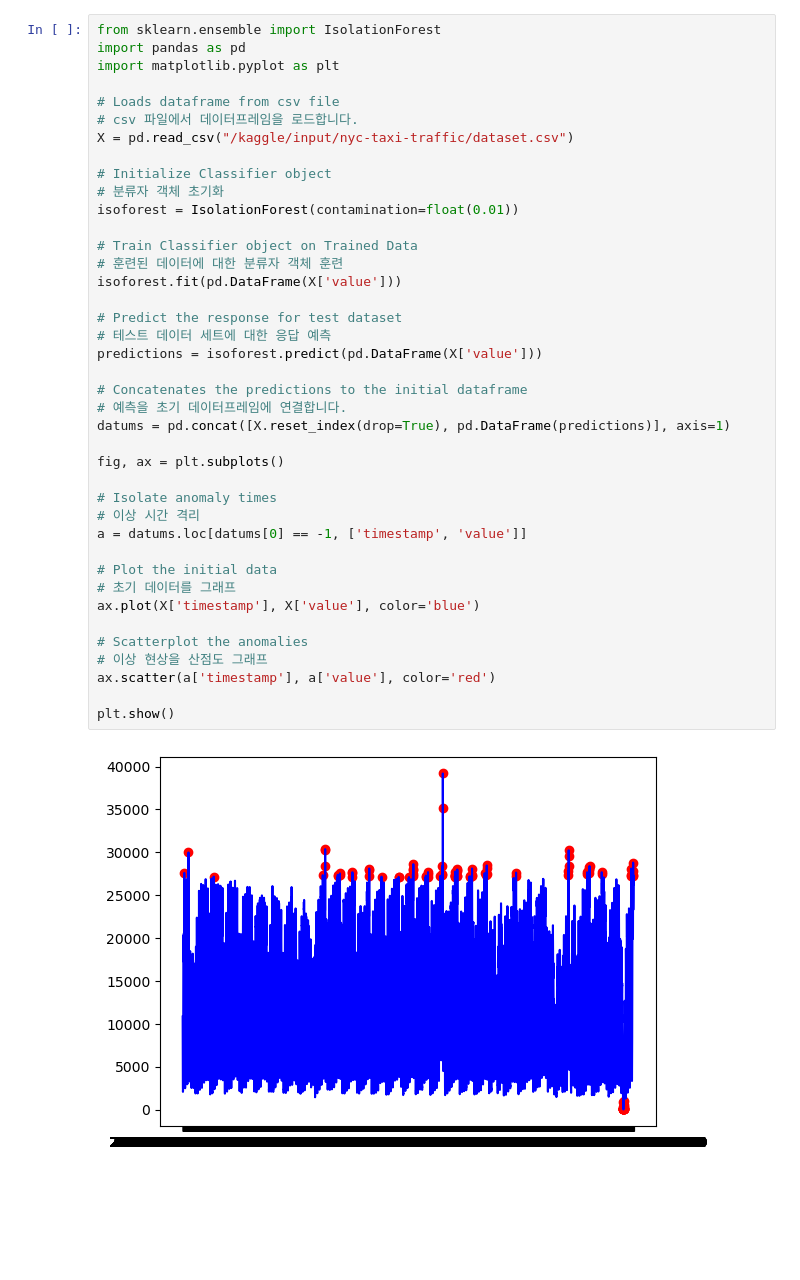
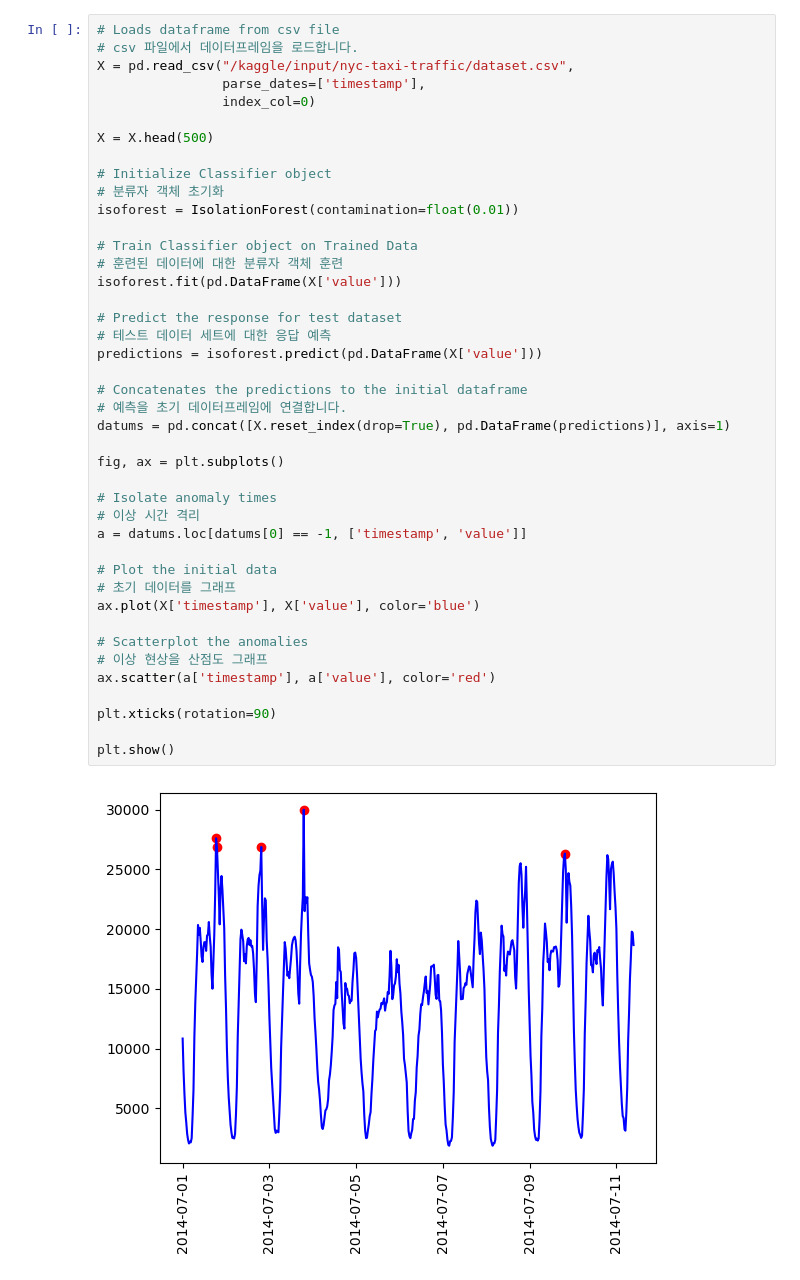
Before and after one commit to KyeongsupChoi/MLPractice, a Jupyter notebook: taxi-time-series-anomaly.ipynb, the cells around one changed output. Drawn from its saved outputs; the diff is of its cells as text; blank space fills up the shorter version.

Commit message:
Kaggle Notebook | Taxi Time Series anomaly | Version 4

```diff
--- a/taxi-time-series-anomaly.ipynb
+++ b/taxi-time-series-anomaly.ipynb
@@ -5,42 +5,44 @@ import pandas as pd # data processing, CSV file I/O (e.g. pd.read_csv)
 # %%
-from sklearn.ensemble import IsolationForest
-import pandas as pd
-import matplotlib.pyplot as plt
-
 # Loads dataframe from csv file
 # csv 파일에서 데이터프레임을 로드합니다.
-X = pd.read_csv("/kaggle/input/nyc-taxi-traffic/dataset.csv")
+X = pd.read_csv("/kaggle/input/nyc-taxi-traffic/dataset.csv",
+                parse_dates=['timestamp'],
+                index_col=0)
+
+X = X.head(500)
 
 # Initialize Classifier object
 # 분류자 객체 초기화
 isoforest = IsolationForest(contamination=float(0.01))
 
 # Train Classifier object on Trained Data
 # 훈련된 데이터에 대한 분류자 객체 훈련
 isoforest.fit(pd.DataFrame(X['value']))
 
 # Predict the response for test dataset
 # 테스트 데이터 세트에 대한 응답 예측
 predictions = isoforest.predict(pd.DataFrame(X['value']))
 
 # Concatenates the predictions to the initial dataframe
 # 예측을 초기 데이터프레임에 연결합니다.
 datums = pd.concat([X.reset_index(drop=True), pd.DataFrame(predictions)], axis=1)
 
 fig, ax = plt.subplots()
 
 # Isolate anomaly times
 # 이상 시간 격리
 a = datums.loc[datums[0] == -1, ['timestamp', 'value']]
 
 # Plot the initial data
 # 초기 데이터를 그래프
 ax.plot(X['timestamp'], X['value'], color='blue')
 
 # Scatterplot the anomalies
 # 이상 현상을 산점도 그래프
 ax.scatter(a['timestamp'], a['value'], color='red')
 
+plt.xticks(rotation=90)
+
 plt.show()
 # %% [output]
-[figure, old version]
+[figure, new version]
```
Also changed, not shown: parts of 4 cells of this notebook.
